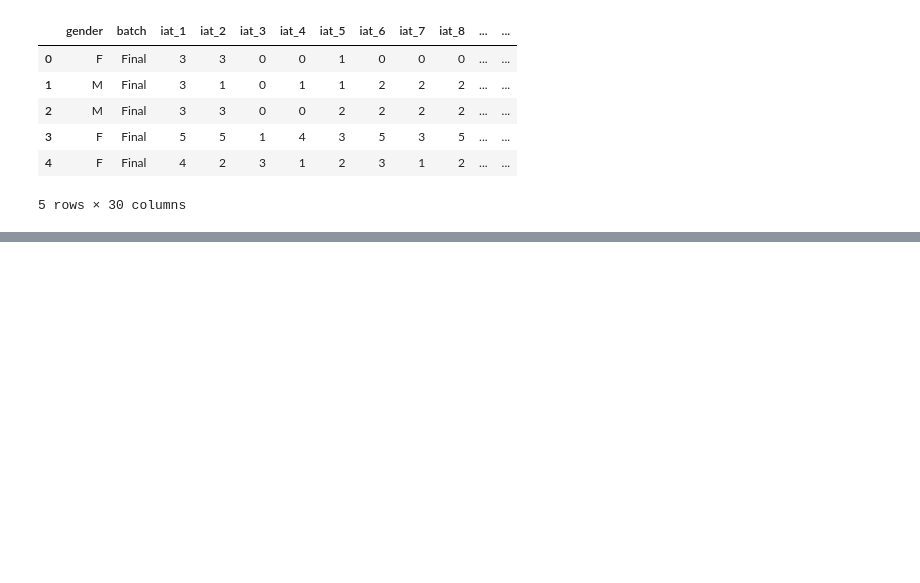
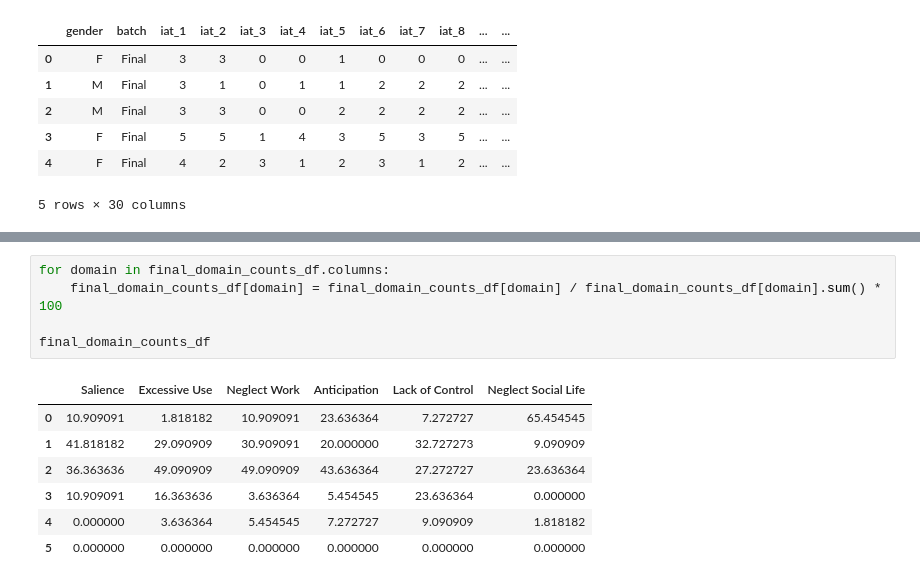
Before and after one commit to akankshazc/sts_iad, a Jupyter notebook: 3_iat.ipynb, the cells around one changed output, grey strips where cells are left out. Drawn from its saved outputs; the diff is of its cells as text; blank space fills up the shorter version.

```diff
--- a/3_iat.ipynb
+++ b/3_iat.ipynb
@@ -215,0 +315,13 @@ label_dict = {}
+# %%
+for domain in final_domain_counts_df.columns:
+    final_domain_counts_df[domain] = final_domain_counts_df[domain] / final_domain_counts_df[domain].sum() * 100
+
+final_domain_counts_df
+# %% [output]
+|  | Salience | Excessive Use | Neglect Work | Anticipation | Lack of Control | Neglect Social Life |
+| 0 | 10.909091 | 1.818182 | 10.909091 | 23.636364 | 7.272727 | 65.454545 |
+| 1 | 41.818182 | 29.090909 | 30.909091 | 20.000000 | 32.727273 | 9.090909 |
+| 2 | 36.363636 | 49.090909 | 49.090909 | 43.636364 | 27.272727 | 23.636364 |
+| 3 | 10.909091 | 16.363636 | 3.636364 | 5.454545 | 23.636364 | 0.000000 |
+| 4 | 0.000000 | 3.636364 | 5.454545 | 7.272727 | 9.090909 | 1.818182 |
+| 5 | 0.000000 | 0.000000 | 0.000000 | 0.000000 | 0.000000 | 0.000000 |
```
Also changed, not shown: parts of 19 cells of this notebook.
